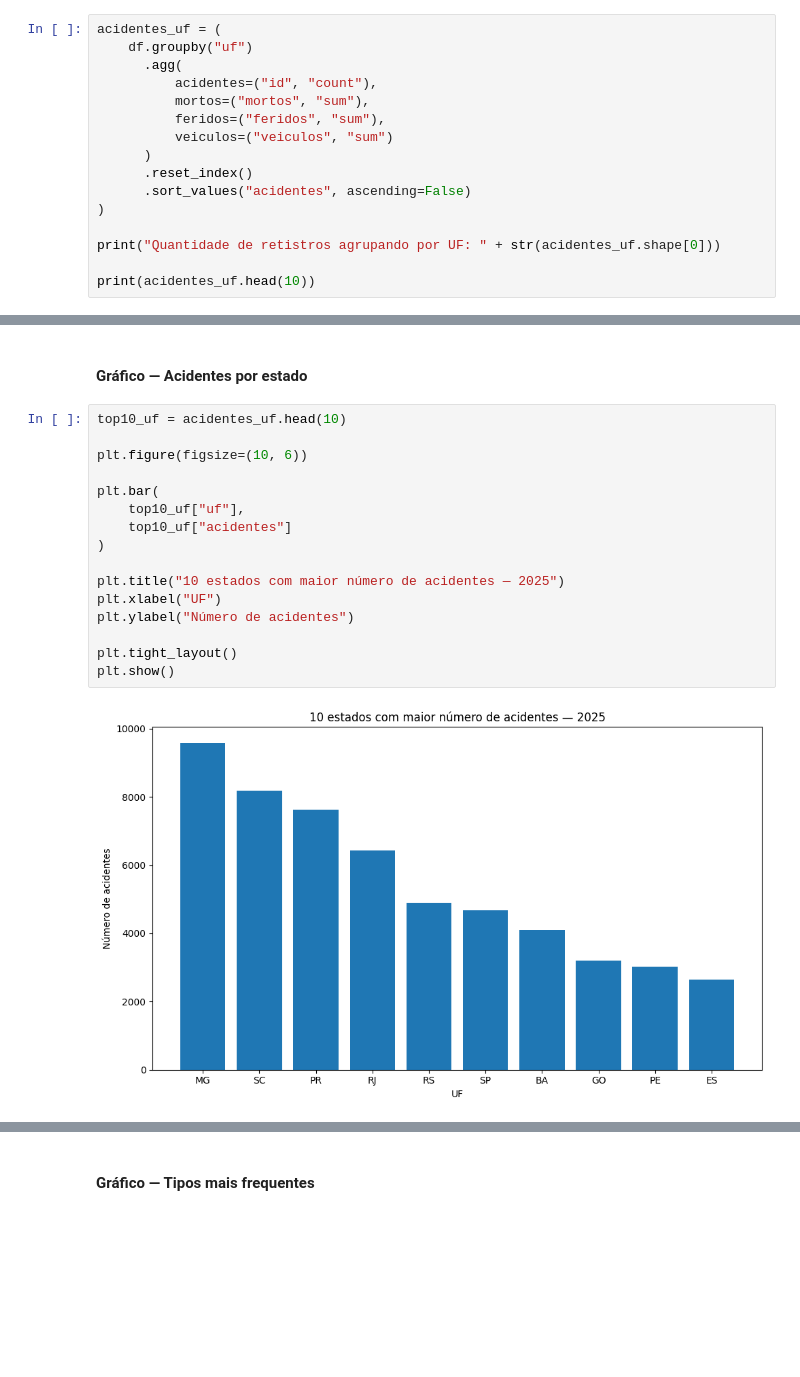
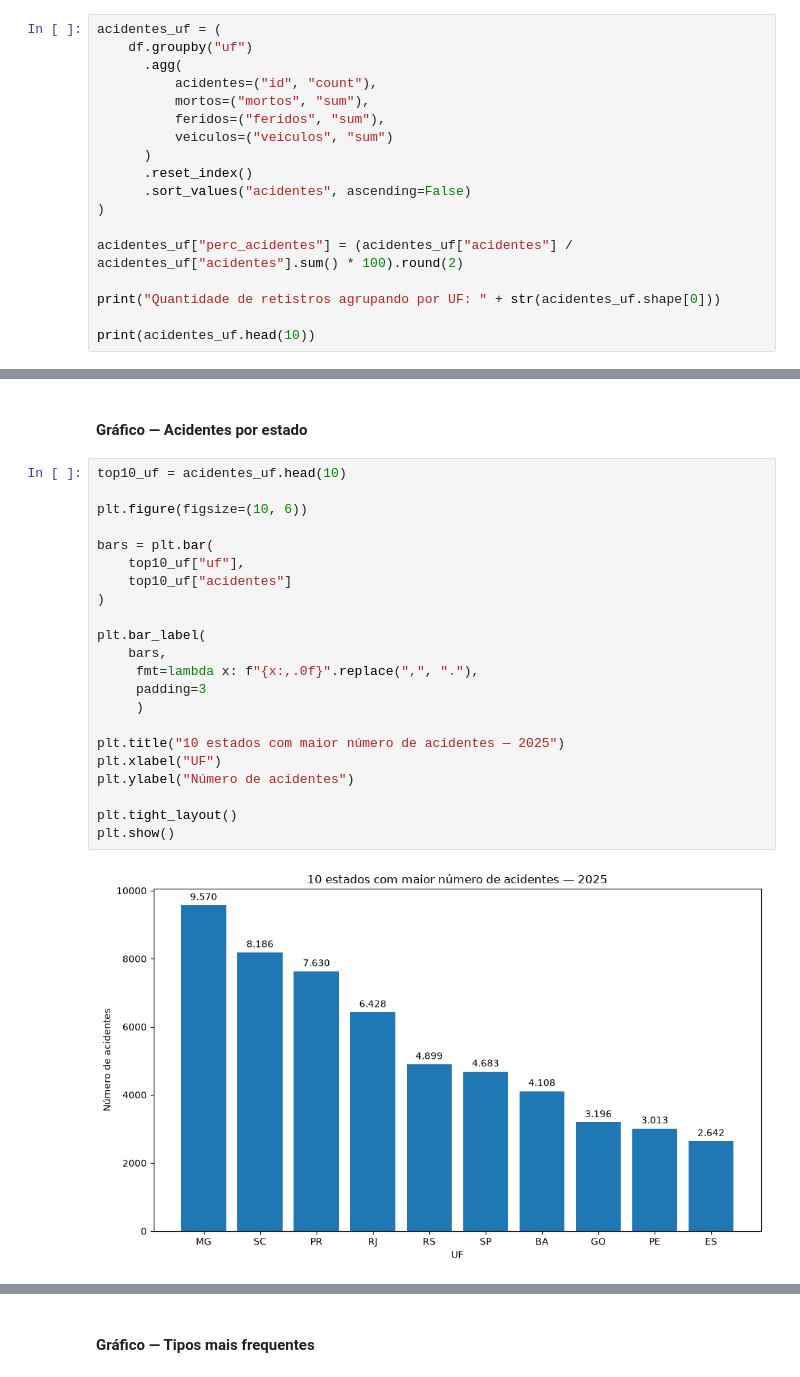
Before and after one commit to amalicef-sys/Projeto-Caixaverso-2026, a Jupyter notebook: notebook/analise_acidentes_2025.ipynb, the cells around one changed output, grey strips where cells are left out. Cells and saved outputs as stored; diff of their text form; blank space fills up the shorter version.

```diff
--- a/notebook/analise_acidentes_2025.ipynb
+++ b/notebook/analise_acidentes_2025.ipynb
@@ -2140,6 +2140,8 @@ acidentes_uf = (
       .sort_values("acidentes", ascending=False)
 )
 
+acidentes_uf["perc_acidentes"] = (acidentes_uf["acidentes"] / acidentes_uf["acidentes"].sum() * 100).round(2)
+
 print("Quantidade de retistros agrupando por UF: " + str(acidentes_uf.shape[0]))
 
 print(acidentes_uf.head(10))
@@ -2213,19 +2215,25 @@ Quantidade de retistros agrupando por UF, após o Merge: 27
 # %%
 top10_uf = acidentes_uf.head(10)
 
 plt.figure(figsize=(10, 6))
 
-plt.bar(
+bars = plt.bar(
     top10_uf["uf"],
     top10_uf["acidentes"]
 )
+
+plt.bar_label(
+    bars,
+     fmt=lambda x: f"{x:,.0f}".replace(",", "."),
+     padding=3
+     )
 
 plt.title("10 estados com maior número de acidentes — 2025")
 plt.xlabel("UF")
 plt.ylabel("Número de acidentes")
 
 plt.tight_layout()
 plt.show()
 # %% [output]
-[figure, old version]
+[figure, new version]
 # %% [markdown]
```
Also changed, not shown: parts of 27 cells of this notebook.
